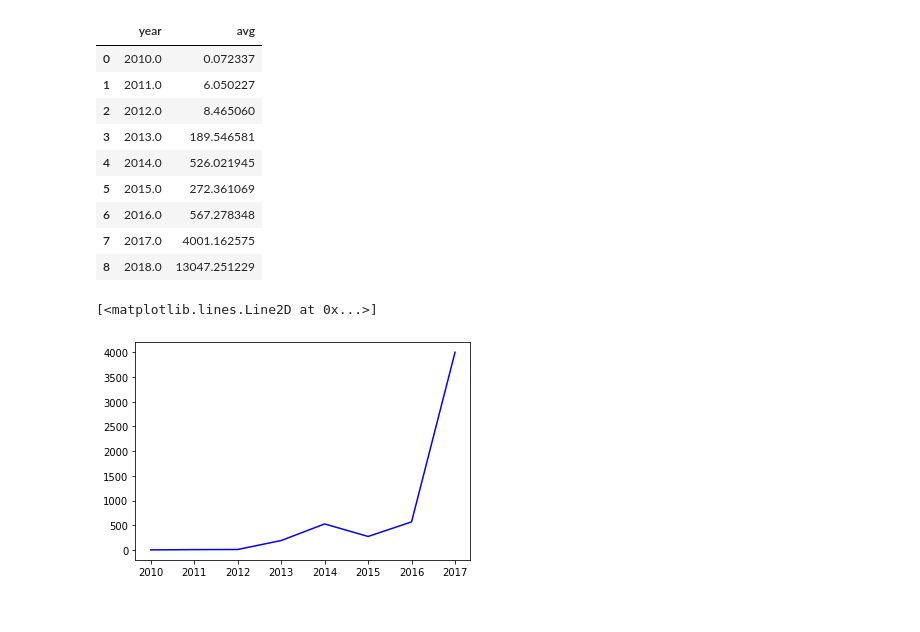
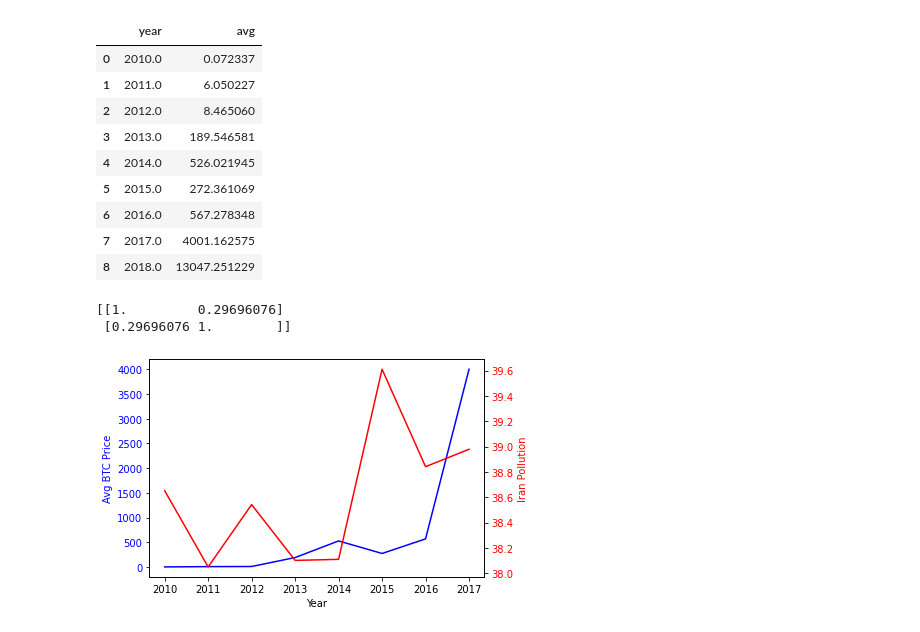
Before and after one commit to ib-nosirov/csci403_project9, a Jupyter notebook: project9.ipynb, the cells around one changed output. Drawn from its saved outputs; the diff is of its cells as text; code cells hidden in the pictures.

```diff
--- a/project9.ipynb
+++ b/project9.ipynb
@@ -109,15 +114,24 @@ df_btc_avg_price
 | 6 | 2016.0 | 567.278348 |
 | 7 | 2017.0 | 4001.162575 |
 | 8 | 2018.0 | 13047.251229 |
-# %%
-iran_row = df_pollution[df_pollution['country_code']=='IRN']
-iran_row = iran_row.drop(columns=['country_name', 'country_code'])
-#iran_row.plot()
-
-iran_table = iran_row.T
-#iran_table.plot()
-plt.plot(df_btc_avg_price['year'][:-1], df_btc_avg_price['avg'][:-1], color='blue')
-#plt.plot(iran_row, color='red')
-# %% [output]
-[<matplotlib.lines.Line2D at 0x...>]
-[figure, removed]
+# %%
+iran = df_pollution[df_pollution['country_code']=='IRN']
+iran = iran.drop(columns=['country_name', 'country_code'])
+iran = np.reshape(iran.to_numpy(), -1)
+btc_avg = df_btc_avg_price['avg'][:-1]
+
+fig, ax1 = plt.subplots()
+ax1.plot(range(2010,2018), btc_avg, color='blue')
+ax1.set_xlabel('Year')
+ax1.set_ylabel('Avg BTC Price', color='blue')
+ax1.tick_params(axis='y', labelcolor='blue')
+ax2 = ax1.twinx()
+ax2.plot(range(2010,2018), iran, color='red')
+ax2.set_ylabel('Iran Pollution', color='red')
+ax2.tick_params(axis='y', labelcolor='red')
+
+print(np.corrcoef(btc_avg, iran))
+# %% [output]
+[[1.         0.29696076]
+ [0.29696076 1.        ]]
+[figure, added]
```
Also changed, not shown: parts of 2 cells of this notebook.
